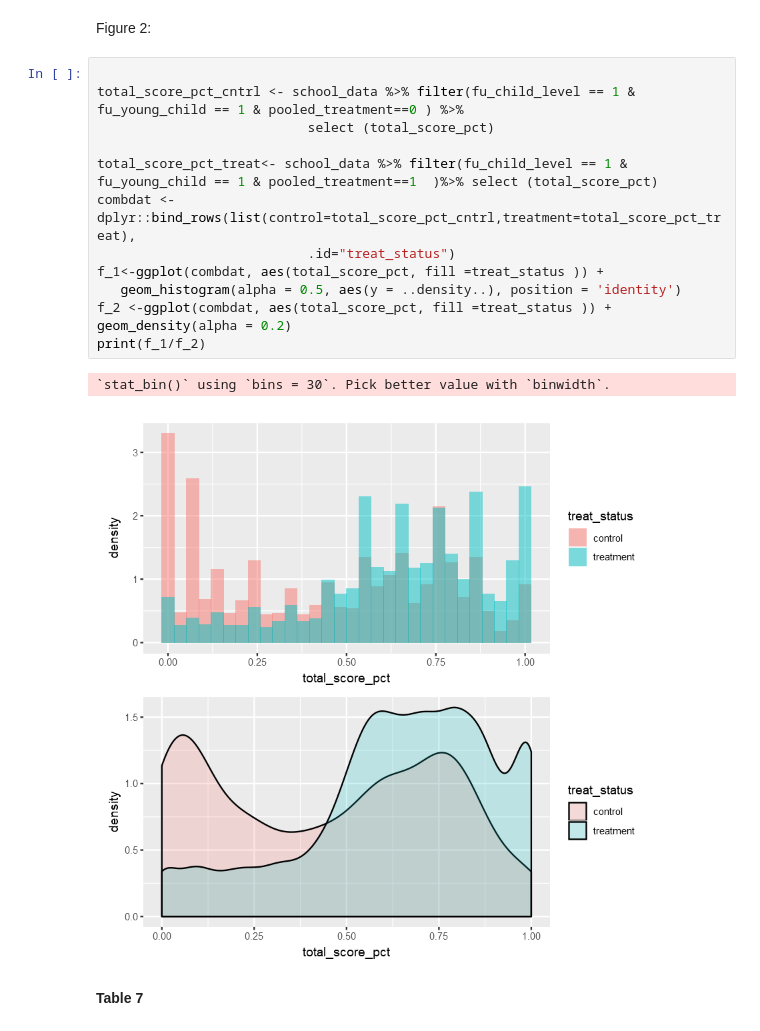
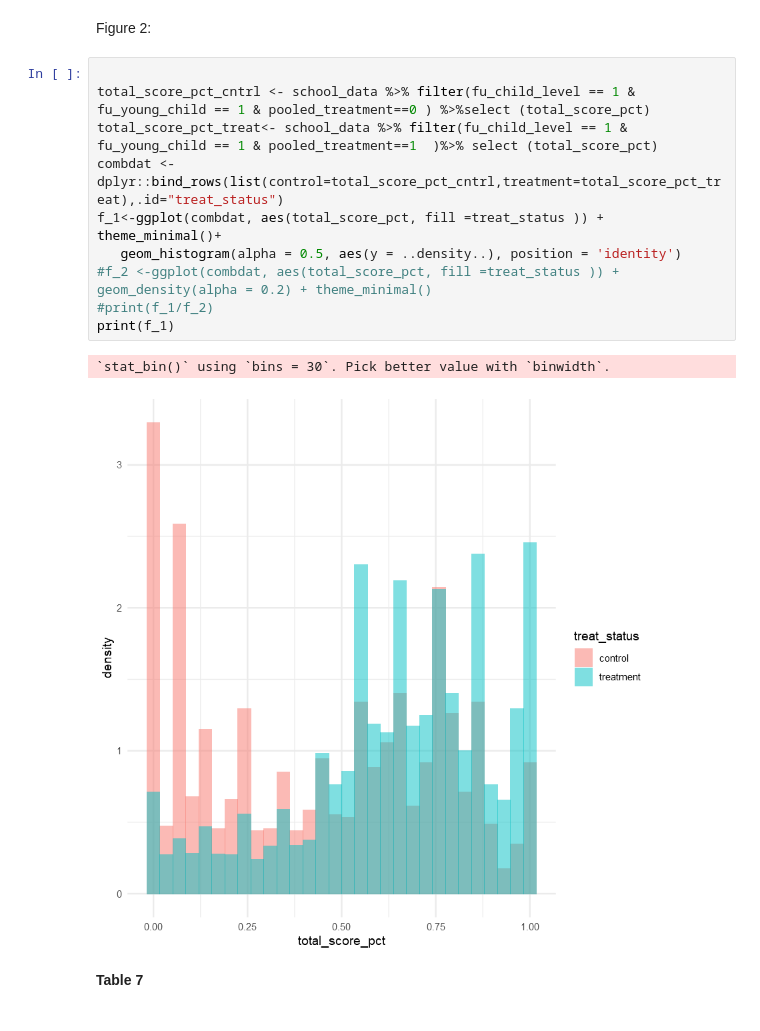
Before and after one commit to Abraham-newbie/Replication, a Jupyter notebook: project.ipynb, the cells around one changed output. Cells and saved outputs as stored; diff of their text form.

Commit message:
Updated Figures and Layout.

```diff
--- a/project.ipynb
+++ b/project.ipynb
@@ -189,19 +227,17 @@ print(figure_1.1)
 Figure 2:
 # %%
 
-total_score_pct_cntrl <- school_data %>% filter(fu_child_level == 1 & fu_young_child == 1 & pooled_treatment==0 ) %>%
-                           select (total_score_pct)
-
+total_score_pct_cntrl <- school_data %>% filter(fu_child_level == 1 & fu_young_child == 1 & pooled_treatment==0 ) %>%select (total_score_pct)
 total_score_pct_treat<- school_data %>% filter(fu_child_level == 1 & fu_young_child == 1 & pooled_treatment==1  )%>% select (total_score_pct)
-combdat <- dplyr::bind_rows(list(control=total_score_pct_cntrl,treatment=total_score_pct_treat),
-                           .id="treat_status")
-f_1<-ggplot(combdat, aes(total_score_pct, fill =treat_status )) +
+combdat <- dplyr::bind_rows(list(control=total_score_pct_cntrl,treatment=total_score_pct_treat),.id="treat_status")
+f_1<-ggplot(combdat, aes(total_score_pct, fill =treat_status )) + theme_minimal()+
    geom_histogram(alpha = 0.5, aes(y = ..density..), position = 'identity')
-f_2 <-ggplot(combdat, aes(total_score_pct, fill =treat_status )) + geom_density(alpha = 0.2)
-print(f_1/f_2)
+#f_2 <-ggplot(combdat, aes(total_score_pct, fill =treat_status )) + geom_density(alpha = 0.2) + theme_minimal()
+#print(f_1/f_2)
+print(f_1)
 # %% [output]
 `stat_bin()` using `bins = 30`. Pick better value with `binwidth`.
-[figure, old version]
+[figure, new version]
 # %% [markdown]
 **Table 7**
 # %%
```
Also changed, not shown: parts of 14 cells of this notebook, 2 other files.
